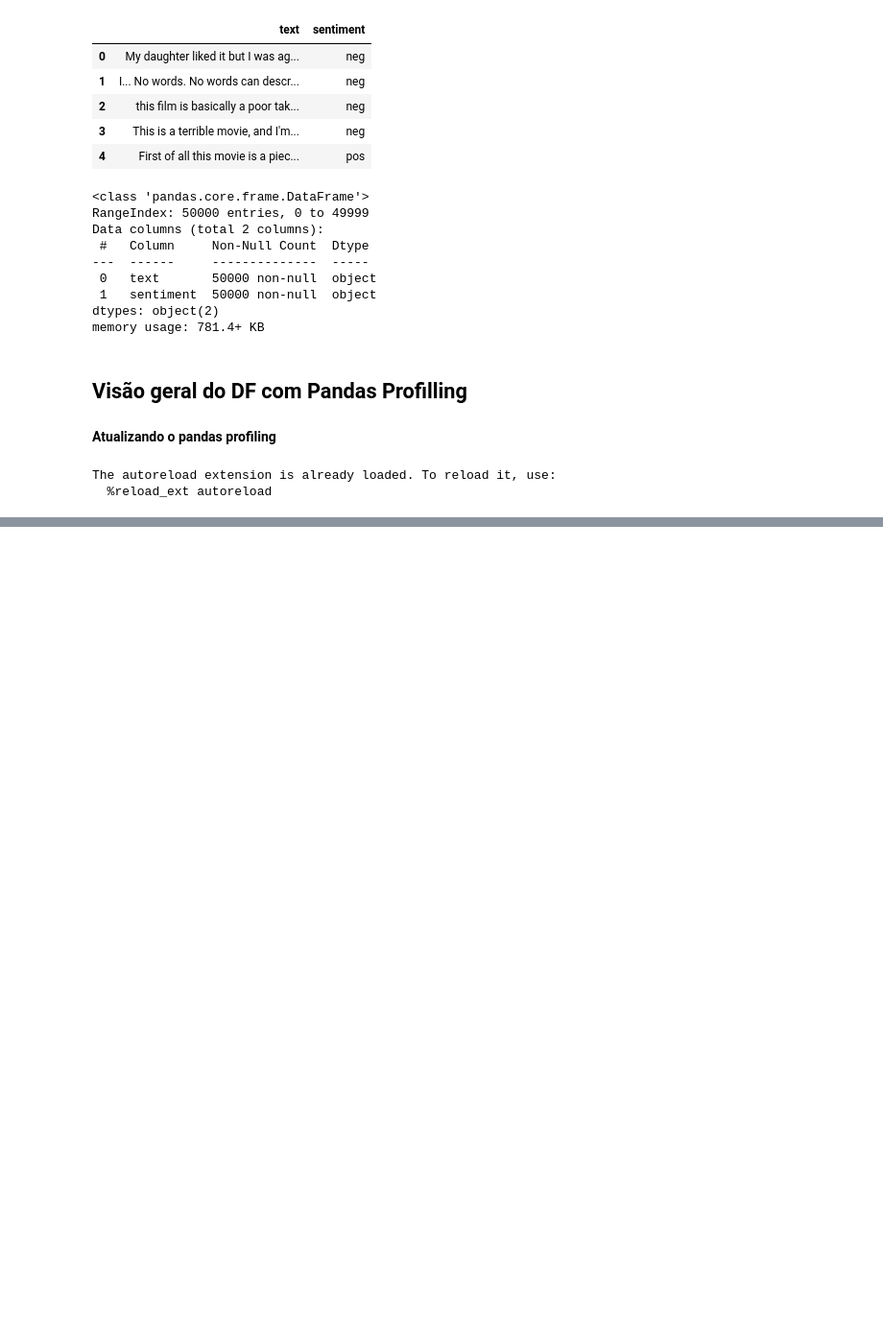
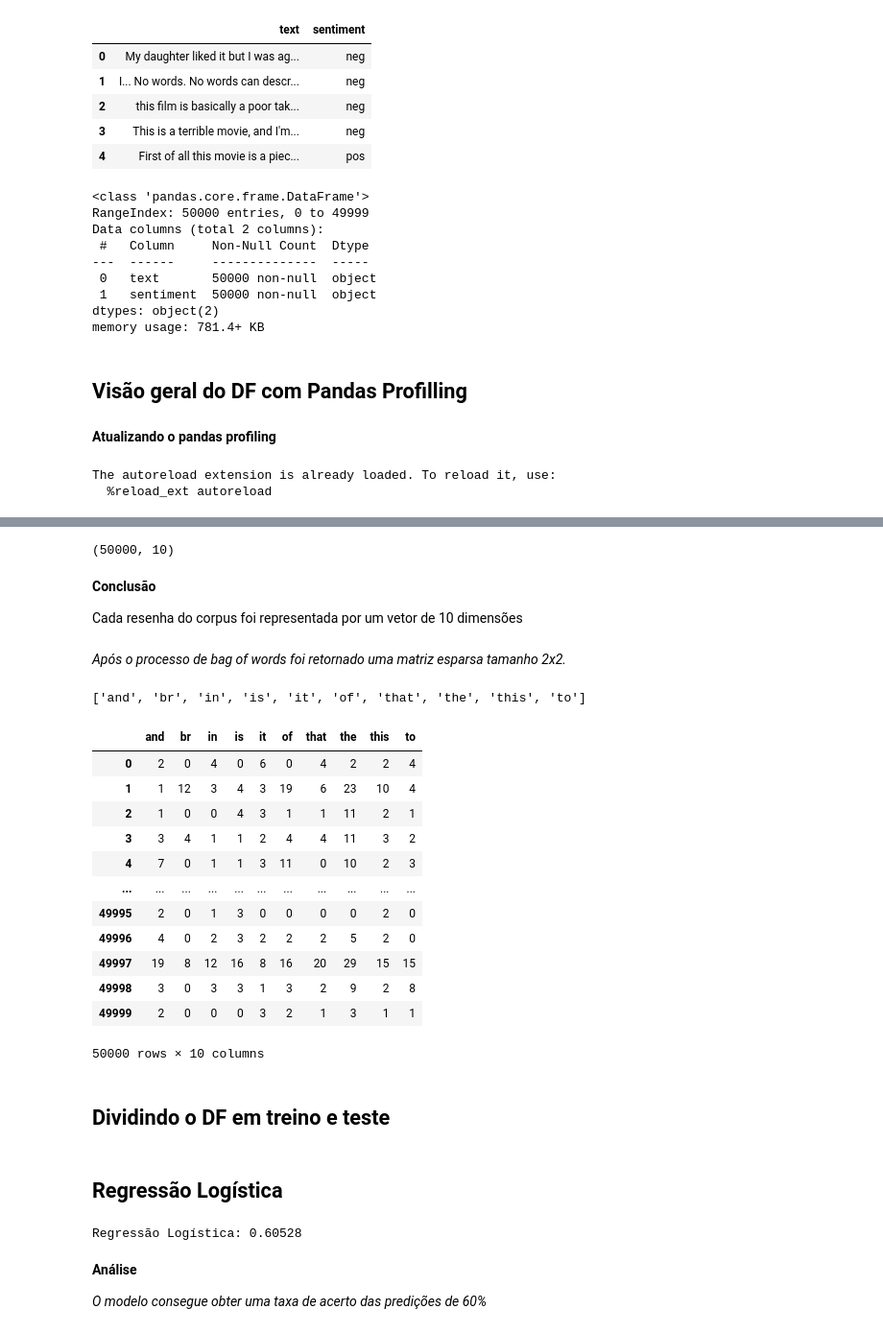
Before and after one commit to izafreitas/machine_learning_dellead_mentoring, a Jupyter notebook: plano_avalicao_lead/Plano de Avaliação Dell Academy Machine Learning.ipynb, the cells around one changed output, grey strips where cells are left out. Shown at 96% size. Drawn from its saved outputs; the diff is of its cells as text; code cells hidden in the pictures; blank space fills up the shorter version.

```diff
--- a/plano_avalicao_lead/Plano de Avaliação Dell Academy Machine Learning.ipynb
+++ b/plano_avalicao_lead/Plano de Avaliação Dell Academy Machine Learning.ipynb
@@ -200,0 +163,37 @@ memory usage: 586.1+ KB
+# %%
+vetorizador = CountVectorizer(max_features=10) # Pegando as 10 dimensões mais aparecem em cada linha do DF
+bow = vetorizador.fit_transform(df_unido.text)
+print(bow.shape) # Mostando o tamanho do vetor, foma da matriz
+# %% [output]
+(50000, 10)
+# %% [markdown]
+**Conclusão**
+
+Cada resenha do corpus foi representada por um vetor de 10 dimensões
+# %% [markdown]
+*Após o processo de bag of words foi retornado uma matriz esparsa tamanho 2x2.*
+# %%
+vetorizador.get_feature_names()
+# %% [output]
+['and', 'br', 'in', 'is', 'it', 'of', 'that', 'the', 'this', 'to']
+# %%
+# Visualizando o DF com o sparse DataFrame do sklearn. Ele irá interpretar e plotar a matriz
+matriz_esparsa = pd.DataFrame.sparse.from_spmatrix(bow, columns=vetorizador.get_feature_names())
+# %%
+matriz_esparsa
+# %% [output]
+|  | and | br | in | is | it | of | that | the | this | to |
+| 0 | 2 | 0 | 4 | 0 | 6 | 0 | 4 | 2 | 2 | 4 |
+| 1 | 1 | 12 | 3 | 4 | 3 | 19 | 6 | 23 | 10 | 4 |
+| 2 | 1 | 0 | 0 | 4 | 3 | 1 | 1 | 11 | 2 | 1 |
+| 3 | 3 | 4 | 1 | 1 | 2 | 4 | 4 | 11 | 3 | 2 |
+| 4 | 7 | 0 | 1 | 1 | 3 | 11 | 0 | 10 | 2 | 3 |
+| ... | ... | ... | ... | ... | ... | ... | ... | ... | ... | ... |
+| 49995 | 2 | 0 | 1 | 3 | 0 | 0 | 0 | 0 | 2 | 0 |
+| 49996 | 4 | 0 | 2 | 3 | 2 | 2 | 2 | 5 | 2 | 0 |
+| 49997 | 19 | 8 | 12 | 16 | 8 | 16 | 20 | 29 | 15 | 15 |
+| 49998 | 3 | 0 | 3 | 3 | 1 | 3 | 2 | 9 | 2 | 8 |
+| 49999 | 2 | 0 | 0 | 0 | 3 | 2 | 1 | 3 | 1 | 1 |
+50000 rows × 10 columns
+# %% [markdown]
+## Dividindo o DF em treino e teste
@@ -200,0 +203,13 @@ memory usage: 586.1+ KB
+# %% [markdown]
+## Regressão Logística
+# %%
+regressao_logistica = LogisticRegression()
+model = regressao_logistica.fit(X_train, y_train)
+predicted = regressao_logistica.predict(X_test)
+print("Regressão Logística:", model.score(X_test, y_test))
+# %% [output]
+Regressão Logística: 0.60528
+# %% [markdown]
+**Análise**
+
+*O modelo consegue obter uma taxa de acerto das predições de 60%*
```
Also changed, not shown: parts of 45 cells of this notebook.
